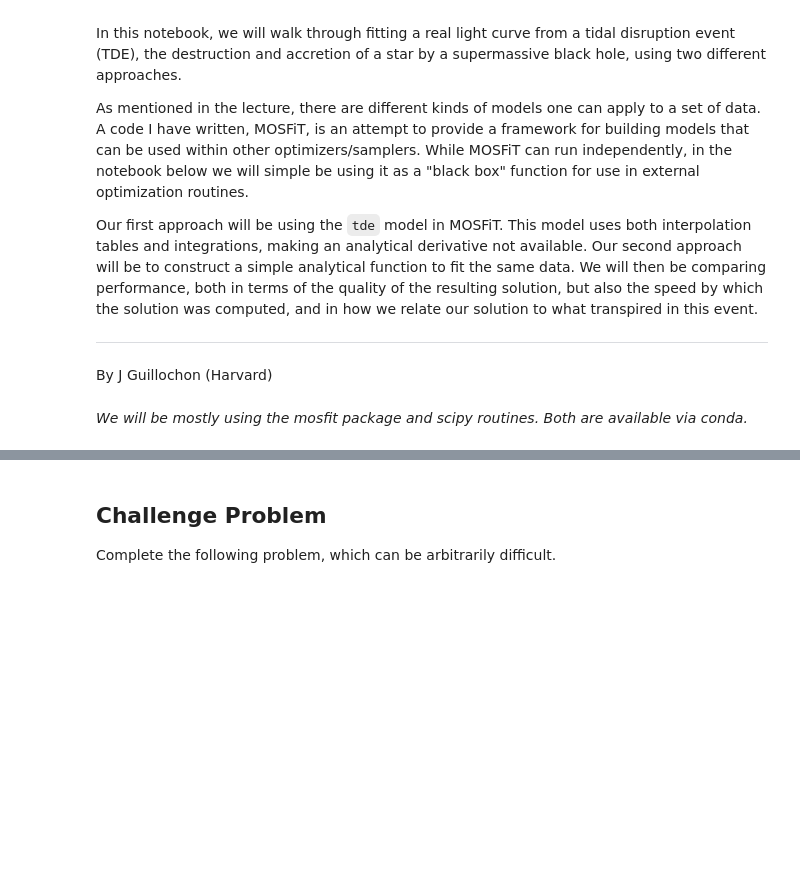
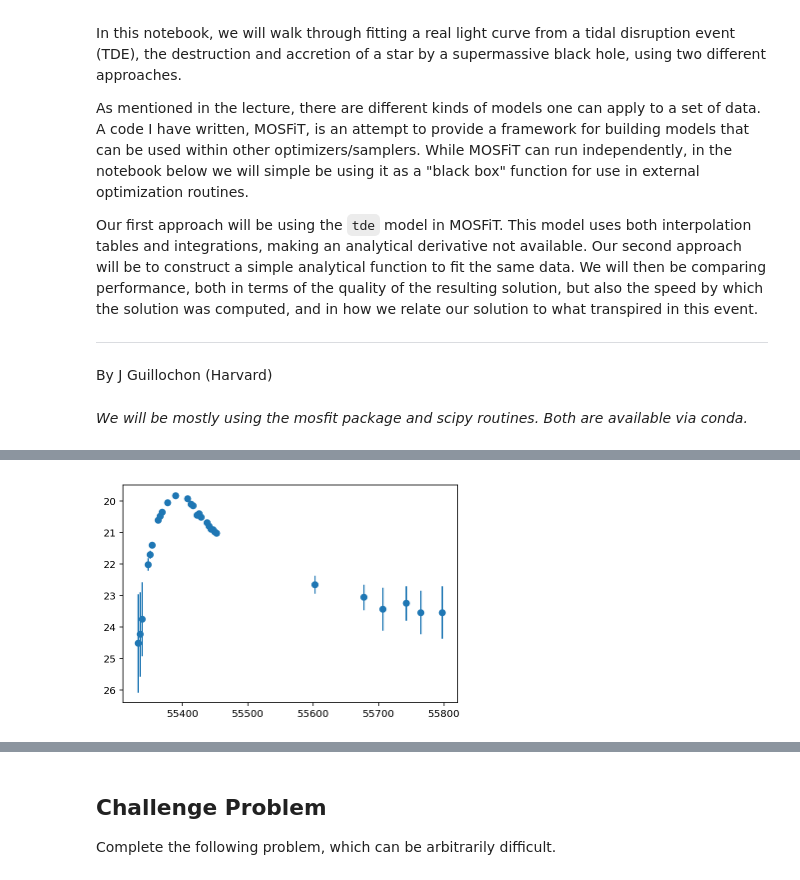
Before and after one commit to guillochon/LSSTC-DSFP, a Jupyter notebook: wk6May18/BuildingBetterModelsSolutions.ipynb, the cells around one changed output, grey strips where cells are left out. Saved outputs shown, nothing was run; the diff lists cells and outputs as text; code cells hidden in the pictures; blank space fills up the shorter version.

```diff
--- a/wk6May18/BuildingBetterModelsSolutions.ipynb
+++ b/wk6May18/BuildingBetterModelsSolutions.ipynb
@@ -130,0 +36,25 @@ Finally, as noted above, the notebook should end with a Challenge Problem in cas
+# %%
+# Load the data from the Open Supernova Catalog.
+# Note: if loading the data doesn't work, I have a local copy.
+my_printer = mosfit.printer.Printer(quiet=True)  # just to avoid spamming from MOSFiT routines.
+my_fetcher = mosfit.fetcher.Fetcher()
+
+fetched = my_fetcher.fetch('BBM_data/PS1-10jh.json')[0]
+
+my_model = mosfit.model.Model(model='tde', printer=my_printer)
+fetched_data = my_fetcher.load_data(fetched)
+my_model.load_data(
+    fetched_data, event_name=fetched['name'],
+    exclude_bands=['u', 'r', 'i', 'z', 'F225W', 'NUV'],  # ignore all bands but g when computing ln_likelihood.
+    smooth_times=100,  # for plotting smooth fits later
+    user_fixed_parameters=['covariance'])  # don't use GP objective function.
+
+# Generate 100 random parameter realizations.
+x = np.random.rand(100, my_model.get_num_free_parameters())
+
+# Compute time per function call.
+start_time = time.time()
+ln_likes = [my_model.ln_likelihood(xx) for xx in x]
+stop_time = time.time()
+
+print('{}s per function call.'.format((stop_time - start_time)/100.0))
@@ -130,0 +71,16 @@ Finally, as noted above, the notebook should end with a Challenge Problem in cas
+# %%
+times = []
+mags = []
+errs = []
+for x in fetched_data[fetched['name']]['photometry']:
+    if x.get('band') != 'g' or x.get('upperlimit') or not x.get('e_magnitude'):
+        continue
+    times.append(float(x['time']))
+    mags.append(float(x['magnitude']))
+    errs.append(float(x['e_magnitude']))
+
+plt.errorbar(times, mags, yerr=errs, fmt='o')
+plt.gca().invert_yaxis()
+plt.show()
+# %% [output]
+[figure, added]
```
Also changed, not shown: parts of 43 cells of this notebook, 1 other file.
